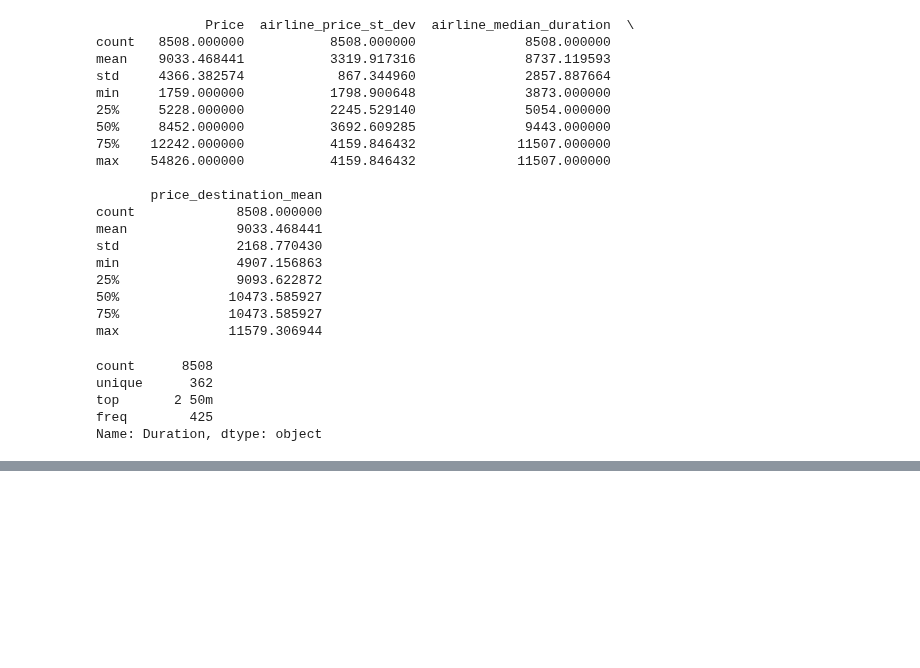
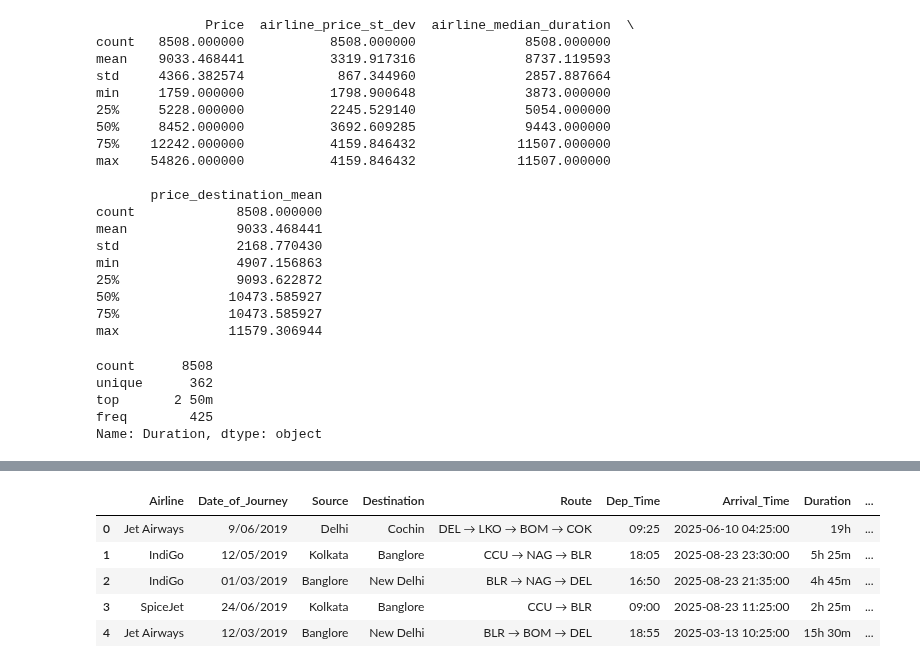
Before and after one commit to shreyasstha/data, a Jupyter notebook: EDA.ipynb, the cells around one changed output, grey strips where cells are left out. Saved outputs shown, nothing was run; the diff lists cells and outputs as text; code cells hidden in the pictures; blank space fills up the shorter version.

```diff
--- a/EDA.ipynb
+++ b/EDA.ipynb
@@ -729,0 +797,10 @@ Name: Duration, dtype: object
+# %%
+#creating datetime data
+plane["Arrival_Time"] = pd.to_datetime(plane["month", "day", "year"])
+# %% [output]
+|  | Airline | Date_of_Journey | Source | Destination | Route | Dep_Time | Arrival_Time | Duration | ... |
+| 0 | Jet Airways | 9/06/2019 | Delhi | Cochin | DEL → LKO → BOM → COK | 09:25 | 2025-06-10 04:25:00 | 19h | ... |
+| 1 | IndiGo | 12/05/2019 | Kolkata | Banglore | CCU → NAG → BLR | 18:05 | 2025-08-23 23:30:00 | 5h 25m | ... |
+| 2 | IndiGo | 01/03/2019 | Banglore | New Delhi | BLR → NAG → DEL | 16:50 | 2025-08-23 21:35:00 | 4h 45m | ... |
+| 3 | SpiceJet | 24/06/2019 | Kolkata | Banglore | CCU → BLR | 09:00 | 2025-08-23 11:25:00 | 2h 25m | ... |
+| 4 | Jet Airways | 12/03/2019 | Banglore | New Delhi | BLR → BOM → DEL | 18:55 | 2025-03-13 10:25:00 | 15h 30m | ... |
```
Also changed, not shown: parts of 14 cells of this notebook.
